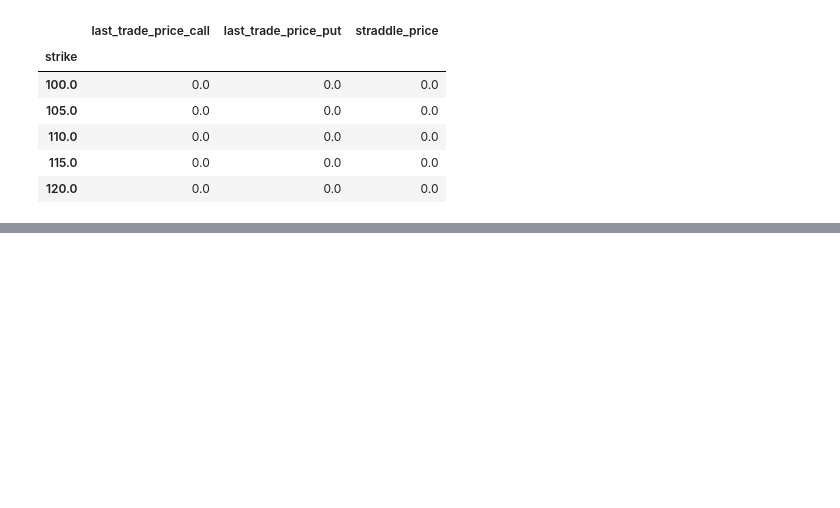
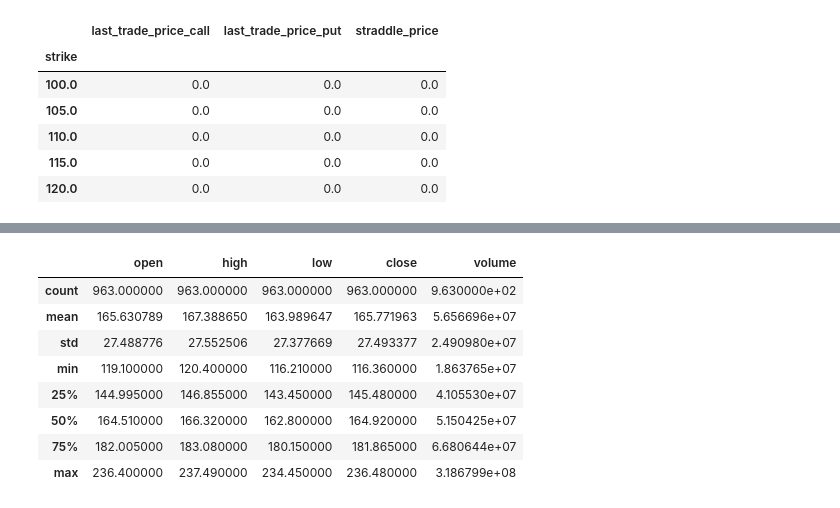
Before and after one commit to MichalPoleszczuk/Books, a Jupyter notebook: Python_for_Algorithmic_Trading_Cookbook/Chapter2/Notes_to_Chapter2.ipynb, the cells around one changed output, grey strips where cells are left out. Cells and saved outputs as stored; diff of their text form; code cells hidden in the pictures; blank space fills up the shorter version.

Commit message:
Solved additional exercises. Task for next time: connect with yfinance with it's key through openbb CLI interface

```diff
--- a/Python_for_Algorithmic_Trading_Cookbook/Chapter2/Notes_to_Chapter2.ipynb
+++ b/Python_for_Algorithmic_Trading_Cookbook/Chapter2/Notes_to_Chapter2.ipynb
@@ -556,0 +643,7 @@ See the caveats in the documentation: https://pandas.pydata.org/pandas-docs/stab
+# %%
+import pandas as pd
+from openbb import obb
+obb.user.preferences.output_type = "dataframe"
+# %%
+# MOST PROBABLY YFINANCE API KEY NEEDS TO BE PROVIDED VIA OPENBB PLATFORM CLI TERMINAL -> TO BE DONE!
+df = obb.equity.price.historical("AAPL", start_date="2021-01-01", provider="yfinance")
@@ -556,0 +669,12 @@ See the caveats in the documentation: https://pandas.pydata.org/pandas-docs/stab
+# %%
+df.describe()
+# %% [output]
+|  | open | high | low | close | volume |
+| count | 963.000000 | 963.000000 | 963.000000 | 963.000000 | 9.630000e+02 |
+| mean | 165.630789 | 167.388650 | 163.989647 | 165.771963 | 5.656696e+07 |
+| std | 27.488776 | 27.552506 | 27.377669 | 27.493377 | 2.490980e+07 |
+| min | 119.100000 | 120.400000 | 116.210000 | 116.360000 | 1.863765e+07 |
+| 25% | 144.995000 | 146.855000 | 143.450000 | 145.480000 | 4.105530e+07 |
+| 50% | 164.510000 | 166.320000 | 162.800000 | 164.920000 | 5.150425e+07 |
+| 75% | 182.005000 | 183.080000 | 180.150000 | 181.865000 | 6.680644e+07 |
+| max | 236.400000 | 237.490000 | 234.450000 | 236.480000 | 3.186799e+08 |
```
Also changed, not shown: parts of 18 cells of this notebook.
